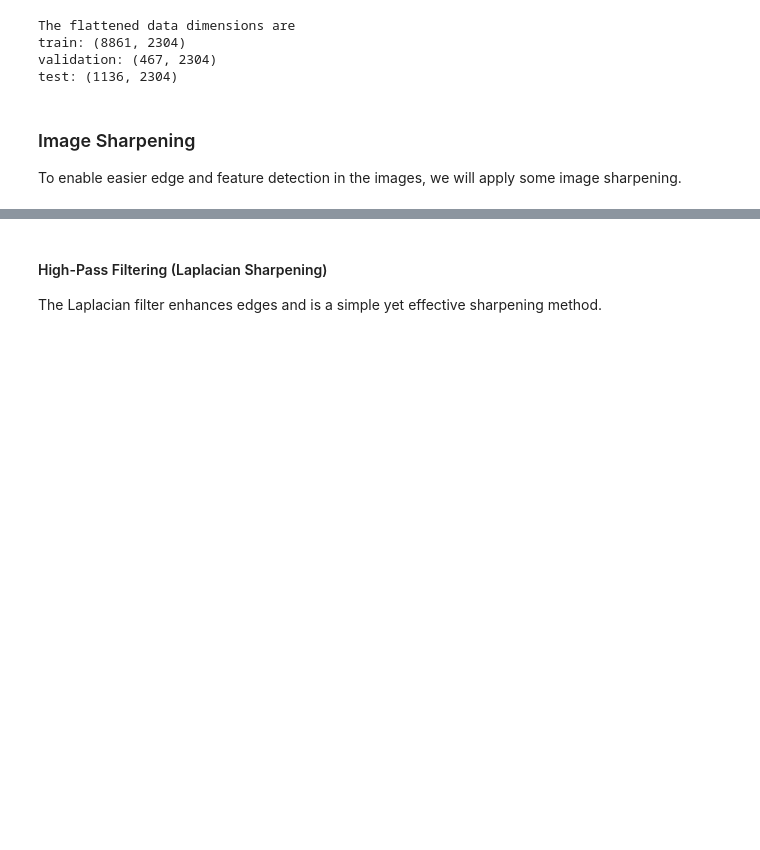
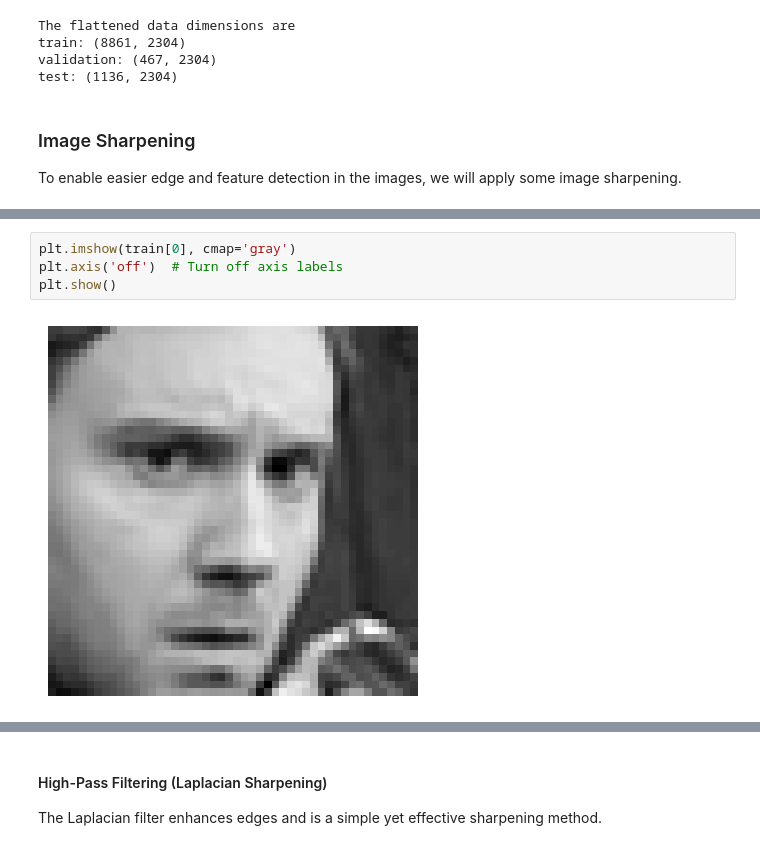
Before and after one commit to felix-rosenberger/image-classification, a Jupyter notebook: Image_Classification.ipynb, the cells around one changed output, grey strips where cells are left out. Cells and saved outputs as stored; diff of their text form; blank space fills up the shorter version.

```diff
--- a/Image_Classification.ipynb
+++ b/Image_Classification.ipynb
@@ -247,0 +250,6 @@ A sharpening technique that enhances edges and fine details.
+# %%
+plt.imshow(train[0], cmap='gray')
+plt.axis('off')  # Turn off axis labels
+plt.show()
+# %% [output]
+[figure, added]
```
Also changed, not shown: parts of 11 cells of this notebook.
